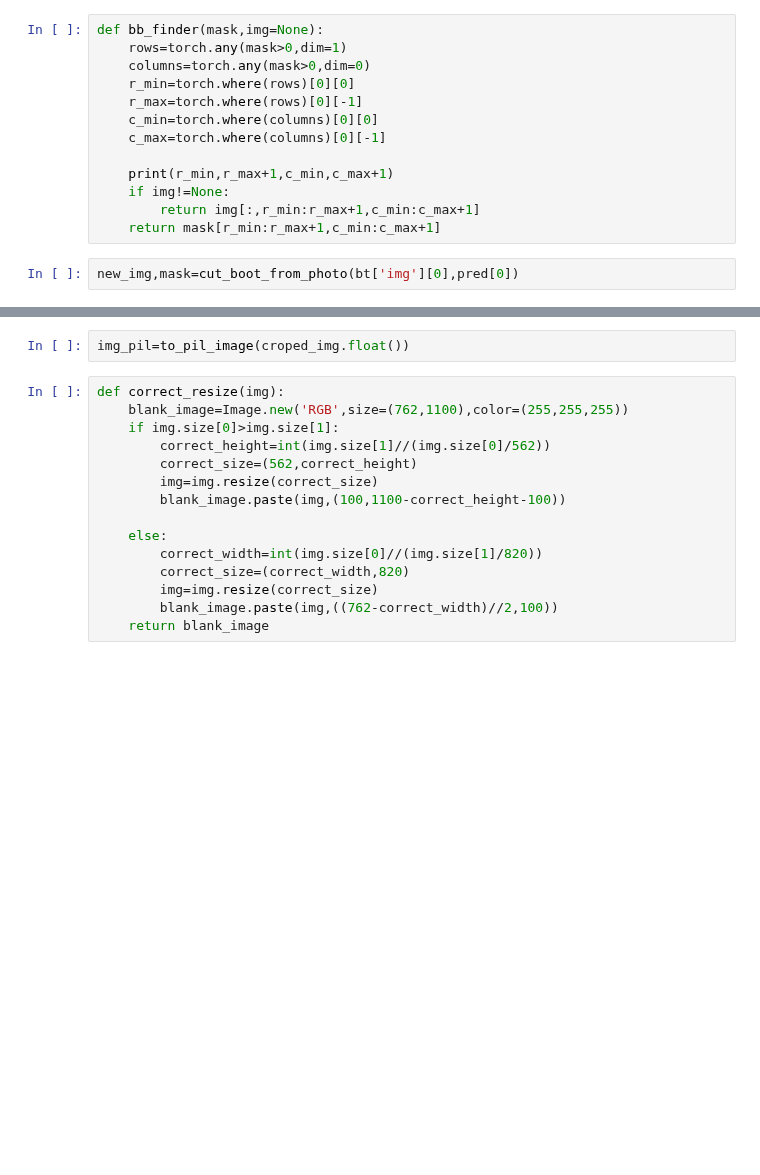
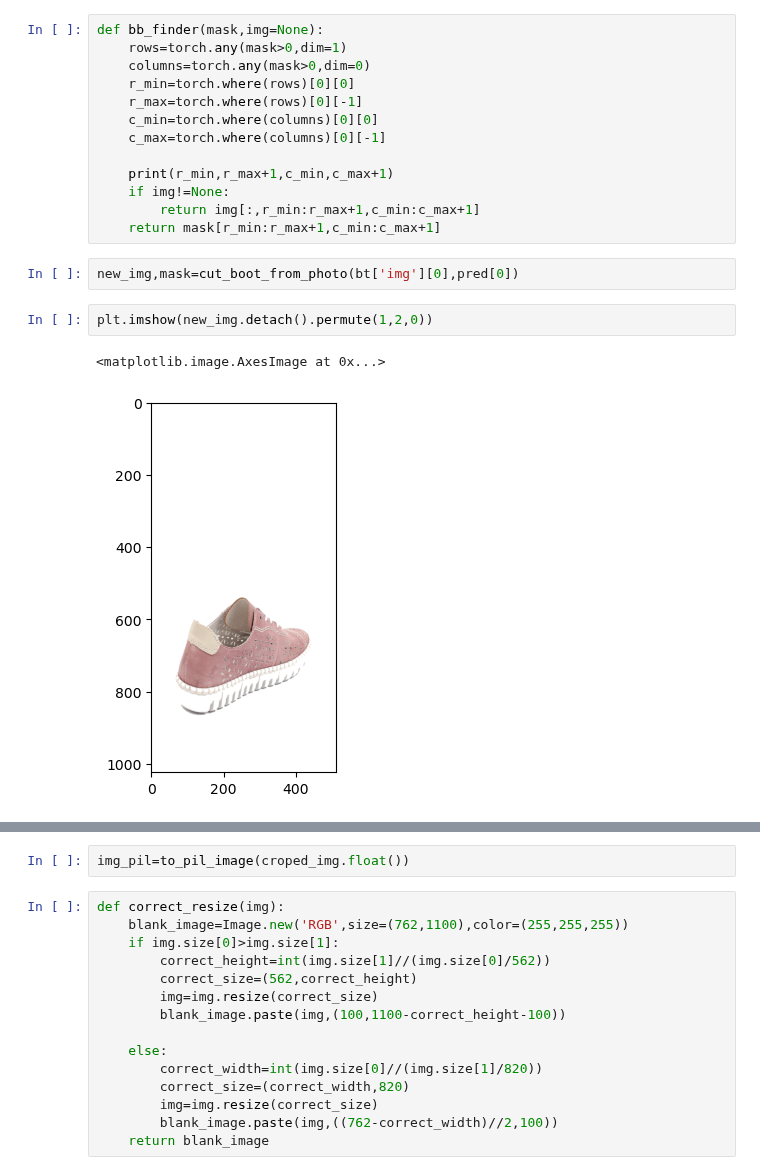
Before and after one commit to BombasticFantastik/KD_Summer_Work, a Jupyter notebook: Positioner/Untitled.ipynb, the cells around one changed output, grey strips where cells are left out. Cells and saved outputs as stored; diff of their text form; blank space fills up the shorter version.

```diff
--- a/Positioner/Untitled.ipynb
+++ b/Positioner/Untitled.ipynb
@@ -90,6 +133,11 @@ def bb_finder(mask,img=None):
     return mask[r_min:r_max+1,c_min:c_max+1]
 # %%
 new_img,mask=cut_boot_from_photo(bt['img'][0],pred[0])
+# %%
+plt.imshow(new_img.detach().permute(1,2,0))
+# %% [output]
+<matplotlib.image.AxesImage at 0x...>
+[figure, added]
 # %%
 croped_img=bb_finder(mask[0],new_img)
 # %% [output]
```
Also changed, not shown: parts of 5 cells of this notebook, 1 other file.
